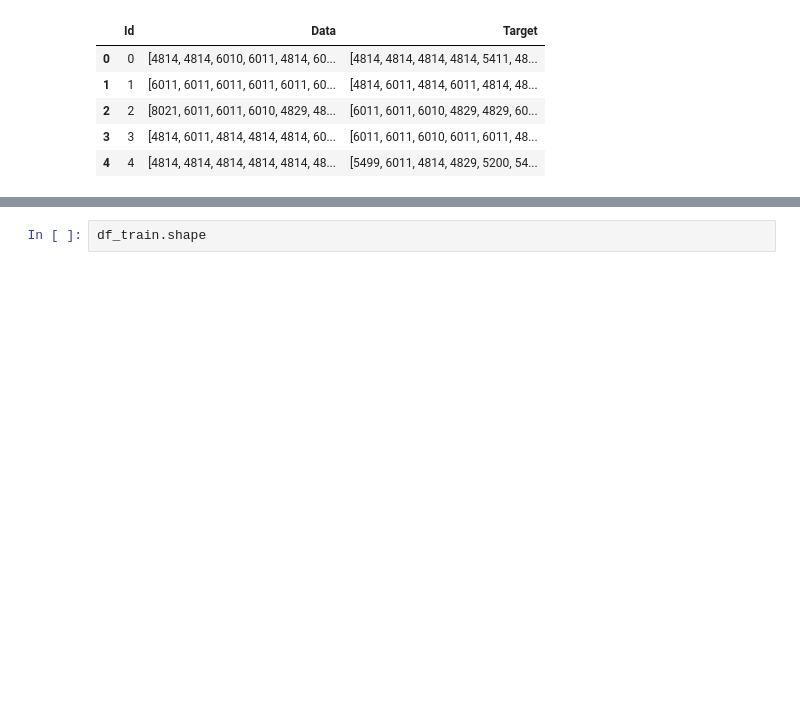
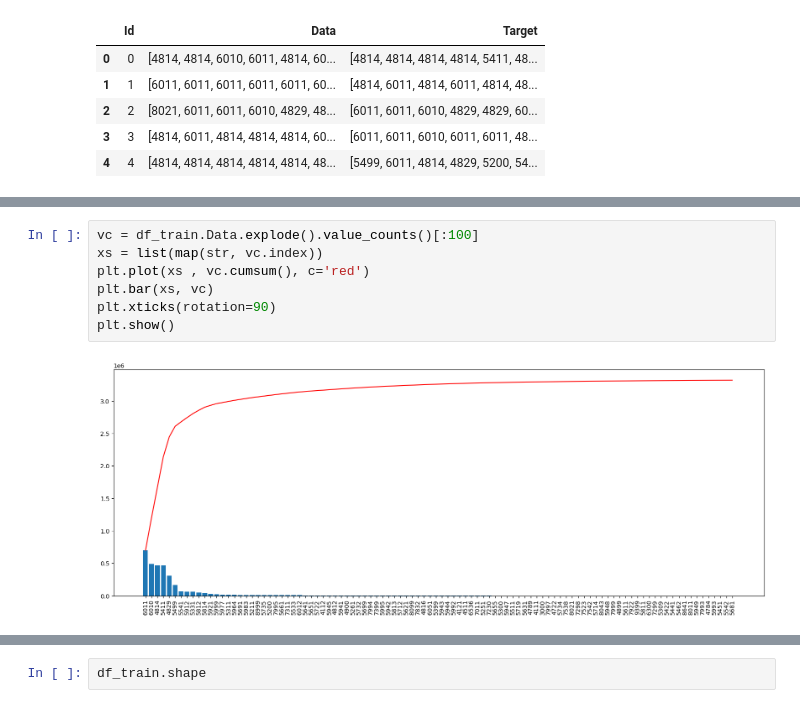
Before and after one commit to SergeyPishchulov/Alfa-Card-transactions-prediction, a Jupyter notebook: baseline-popular-transactions.ipynb, the cells around one changed output, grey strips where cells are left out. Cells and saved outputs as stored; diff of their text form; blank space fills up the shorter version.

```diff
--- a/baseline-popular-transactions.ipynb
+++ b/baseline-popular-transactions.ipynb
@@ -50,0 +84,9 @@ df_train.head()
+# %%
+vc = df_train.Data.explode().value_counts()[:100]
+xs = list(map(str, vc.index))
+plt.plot(xs , vc.cumsum(), c='red')
+plt.bar(xs, vc)
+plt.xticks(rotation=90)
+plt.show()
+# %% [output]
+[figure, added]
```
Also changed, not shown: parts of 24 cells of this notebook, 1 other file.
